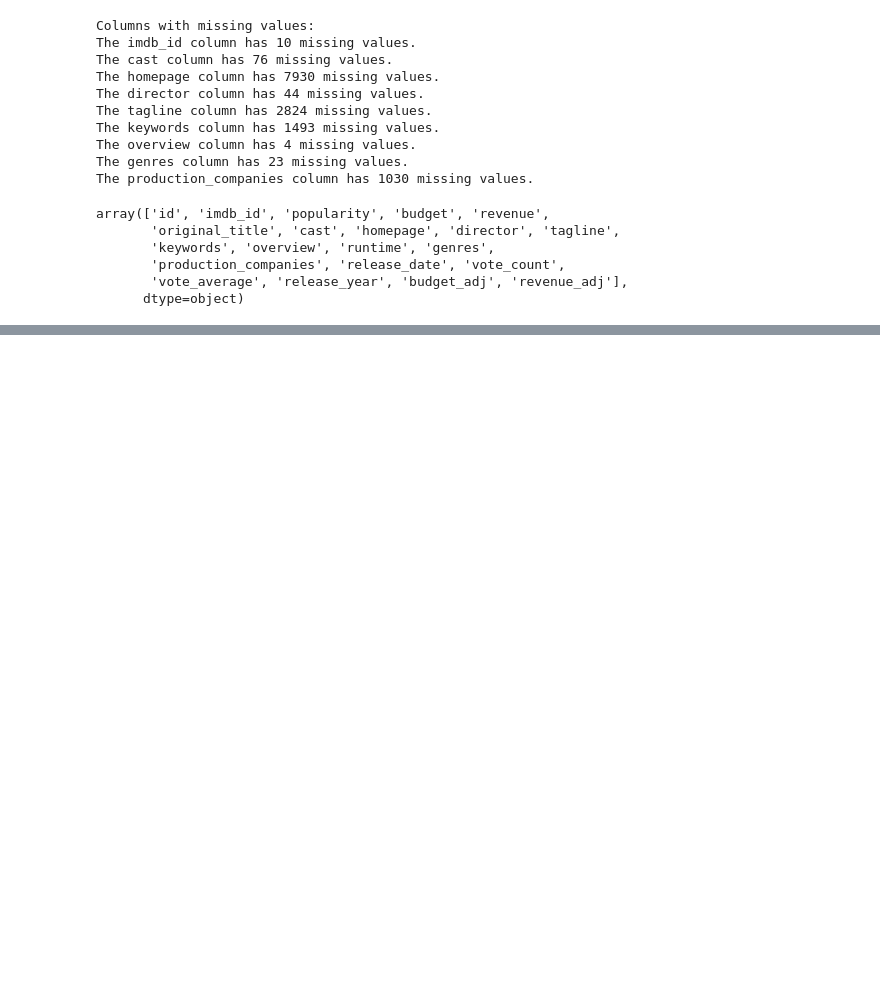
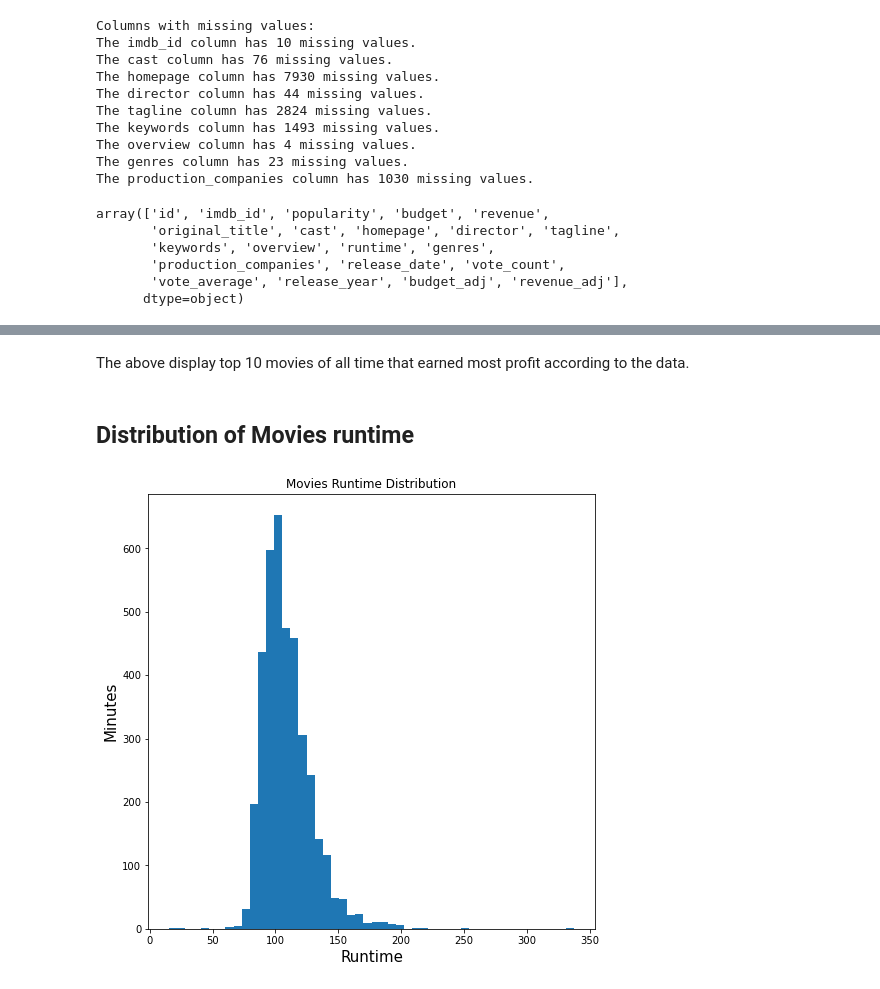
Before and after one commit to Dexsholex/Investigate-Movie-Dataset, a Jupyter notebook: Investigate-Movie-Dataset.ipynb, the cells around one changed output, grey strips where cells are left out. Cells and saved outputs as stored; diff of their text form; code cells hidden in the pictures; blank space fills up the shorter version.

```diff
--- a/Investigate-Movie-Dataset.ipynb
+++ b/Investigate-Movie-Dataset.ipynb
@@ -178,0 +351,6 @@ df.columns
+# %%
+# create a new column for the profit.
+df['profit'] = df['revenue'] - df['budget']
+
+#check that the profit column is in the dataframe.
+df.head(3)
@@ -178,0 +382,16 @@ df.columns
+# %% [markdown]
+The above display top 10 movies of all time that earned most profit according to the data.
+# %% [markdown]
+## **Distribution of Movies runtime**
+# %%
+# create histogram of the movies runtime distribution.
+data = df['runtime']
+
+fig = plt.figure(figsize=(8,8))
+plt.hist(data, bins=50)
+plt.title('Movies Runtime Distribution')
+plt.xlabel('Runtime', fontsize=15)
+plt.ylabel('Minutes', fontsize=15);
+plt.show();
+# %% [output]
+[figure, added]
```
Also changed, not shown: parts of 55 cells of this notebook, 2 other files.
